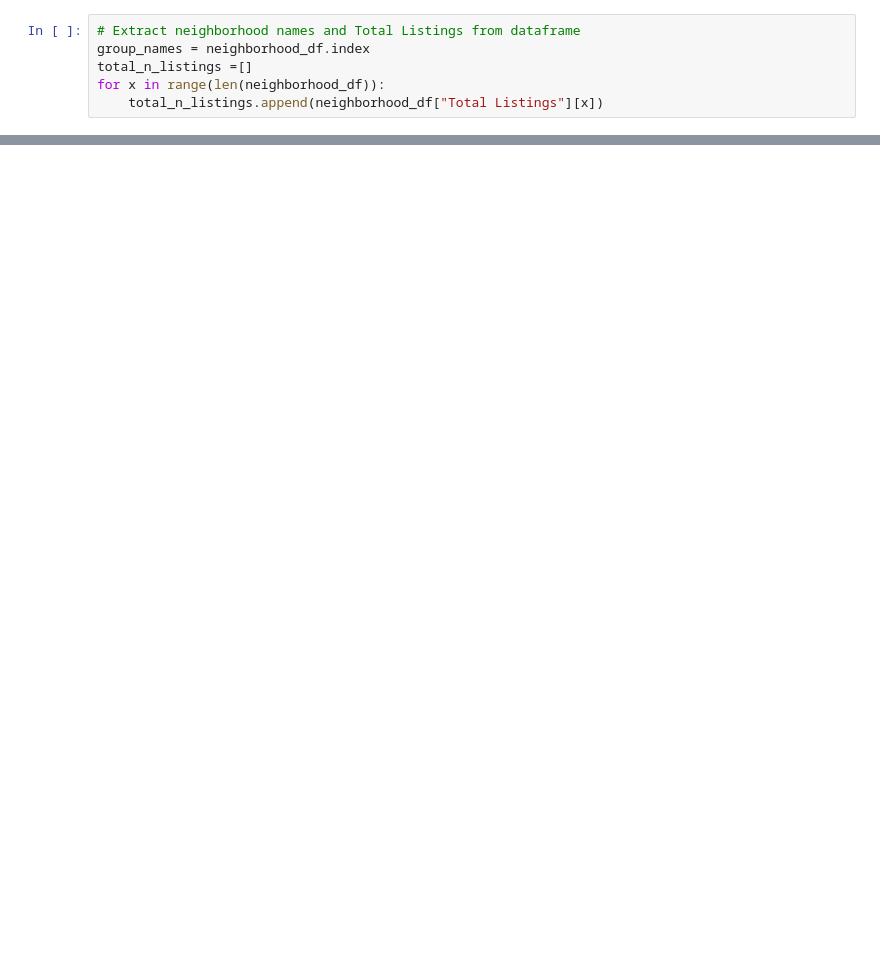
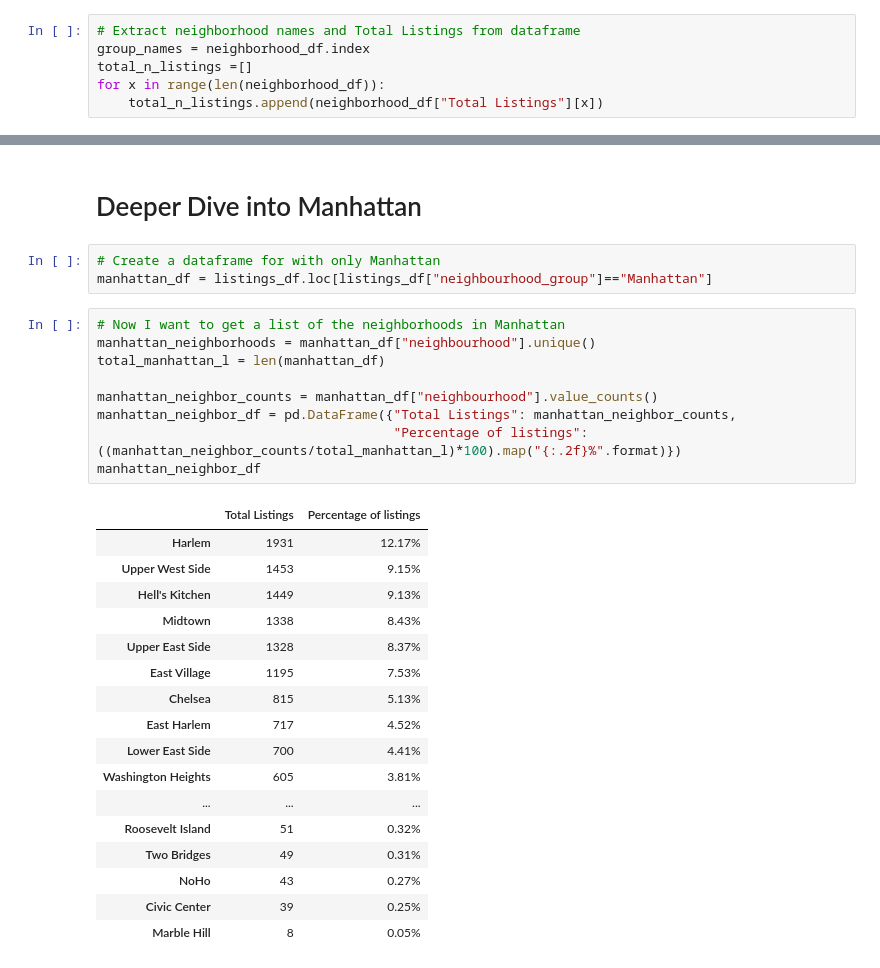
Before and after one commit to MWilliamsDP/ProjectOne, a Jupyter notebook: PricingvsNeighborhood.ipynb, the cells around one changed output, grey strips where cells are left out. Drawn from its saved outputs; the diff is of its cells as text; blank space fills up the shorter version.

```diff
--- a/PricingvsNeighborhood.ipynb
+++ b/PricingvsNeighborhood.ipynb
@@ -72,0 +108,32 @@ SN_sorted.head()
+# %% [markdown]
+# Deeper Dive into Manhattan
+# %%
+# Create a dataframe for with only Manhattan
+manhattan_df = listings_df.loc[listings_df["neighbourhood_group"]=="Manhattan"]
+# %%
+# Now I want to get a list of the neighborhoods in Manhattan
+manhattan_neighborhoods = manhattan_df["neighbourhood"].unique()
+total_manhattan_l = len(manhattan_df)
+
+manhattan_neighbor_counts = manhattan_df["neighbourhood"].value_counts()
+manhattan_neighbor_df = pd.DataFrame({"Total Listings": manhattan_neighbor_counts,
+                                      "Percentage of listings": ((manhattan_neighbor_counts/total_manhattan_l)*100).map("{:.2f}%".format)})
+manhattan_neighbor_df
+# %% [output]
+|  | Total Listings | Percentage of listings |
+| Harlem | 1931 | 12.17% |
+| Upper West Side | 1453 | 9.15% |
+| Hell's Kitchen | 1449 | 9.13% |
+| Midtown | 1338 | 8.43% |
+| Upper East Side | 1328 | 8.37% |
+| East Village | 1195 | 7.53% |
+| Chelsea | 815 | 5.13% |
+| East Harlem | 717 | 4.52% |
+| Lower East Side | 700 | 4.41% |
+| Washington Heights | 605 | 3.81% |
+| ... | ... | ... |
+| Roosevelt Island | 51 | 0.32% |
+| Two Bridges | 49 | 0.31% |
+| NoHo | 43 | 0.27% |
+| Civic Center | 39 | 0.25% |
+| Marble Hill | 8 | 0.05% |
```
Also changed, not shown: parts of 13 cells of this notebook.
